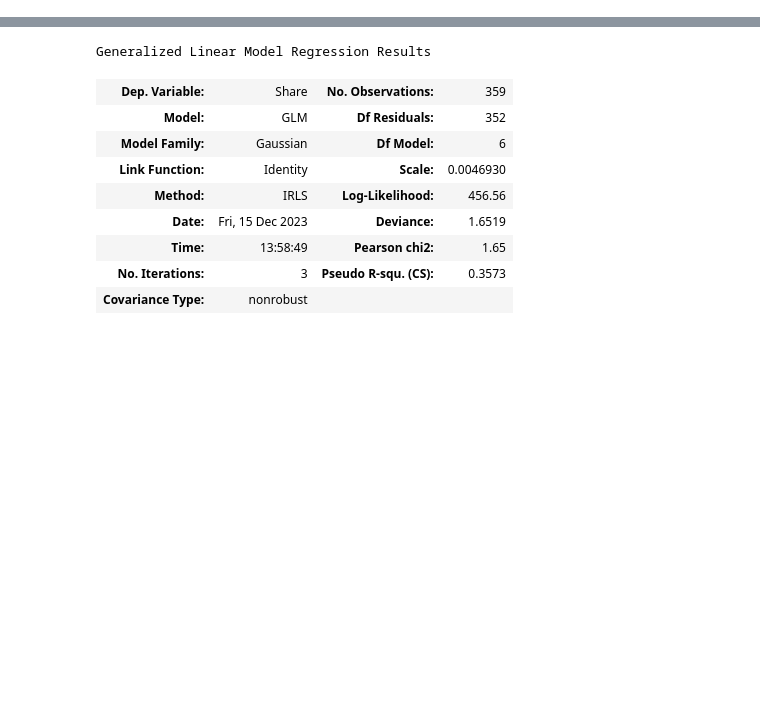
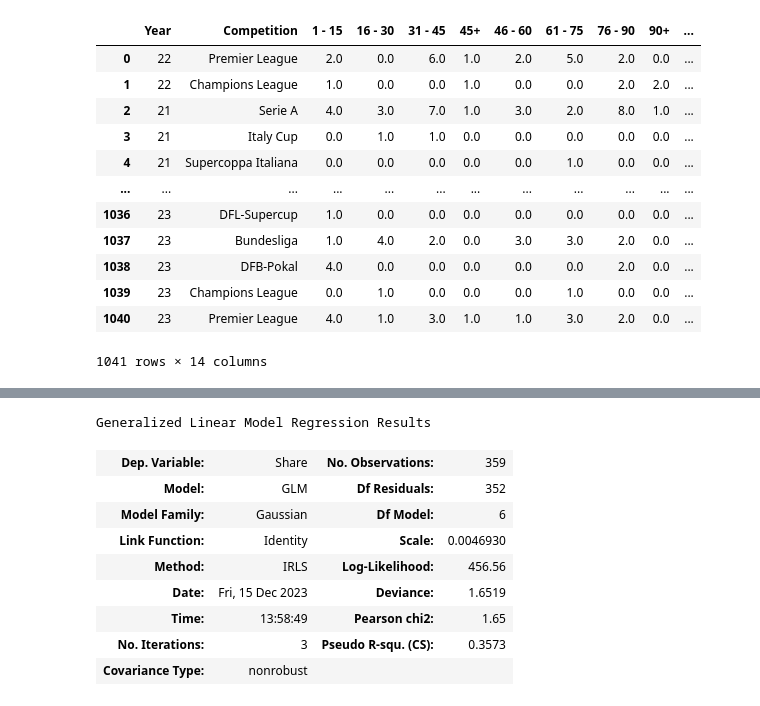
Before and after one commit to TheJarmanitor/outplayed, a Jupyter notebook: notebooks/baseline_glm.ipynb, the cells around one changed output, grey strips where cells are left out. Drawn from its saved outputs; the diff is of its cells as text; code cells hidden in the pictures; blank space fills up the shorter version.

```diff
--- a/notebooks/baseline_glm.ipynb
+++ b/notebooks/baseline_glm.ipynb
@@ -42,0 +85,16 @@ stats23 = stats23.drop(columns=['Year'])
+# %%
+stats23
+# %% [output]
+|  | Year | Competition | 1 - 15 | 16 - 30 | 31 - 45 | 45+ | 46 - 60 | 61 - 75 | 76 - 90 | 90+ | ... |
+| 0 | 22 | Premier League | 2.0 | 0.0 | 6.0 | 1.0 | 2.0 | 5.0 | 2.0 | 0.0 | ... |
+| 1 | 22 | Champions League | 1.0 | 0.0 | 0.0 | 1.0 | 0.0 | 0.0 | 2.0 | 2.0 | ... |
+| 2 | 21 | Serie A | 4.0 | 3.0 | 7.0 | 1.0 | 3.0 | 2.0 | 8.0 | 1.0 | ... |
+| 3 | 21 | Italy Cup | 0.0 | 1.0 | 1.0 | 0.0 | 0.0 | 0.0 | 0.0 | 0.0 | ... |
+| 4 | 21 | Supercoppa Italiana | 0.0 | 0.0 | 0.0 | 0.0 | 0.0 | 1.0 | 0.0 | 0.0 | ... |
+| ... | ... | ... | ... | ... | ... | ... | ... | ... | ... | ... | ... |
+| 1036 | 23 | DFL-Supercup | 1.0 | 0.0 | 0.0 | 0.0 | 0.0 | 0.0 | 0.0 | 0.0 | ... |
+| 1037 | 23 | Bundesliga | 1.0 | 4.0 | 2.0 | 0.0 | 3.0 | 3.0 | 2.0 | 0.0 | ... |
+| 1038 | 23 | DFB-Pokal | 4.0 | 0.0 | 0.0 | 0.0 | 0.0 | 0.0 | 2.0 | 0.0 | ... |
+| 1039 | 23 | Champions League | 0.0 | 1.0 | 0.0 | 0.0 | 0.0 | 1.0 | 0.0 | 0.0 | ... |
+| 1040 | 23 | Premier League | 4.0 | 1.0 | 3.0 | 1.0 | 1.0 | 3.0 | 2.0 | 0.0 | ... |
+1041 rows × 14 columns
```
Also changed, not shown: parts of 11 cells of this notebook, 2 other files.
